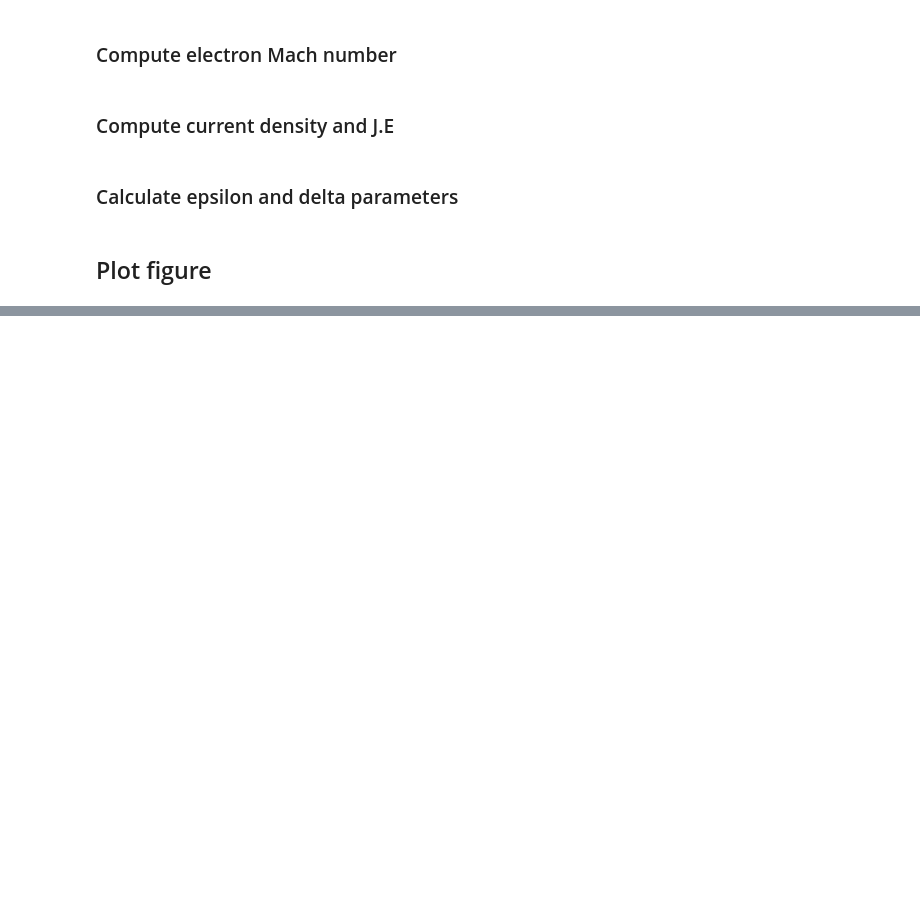
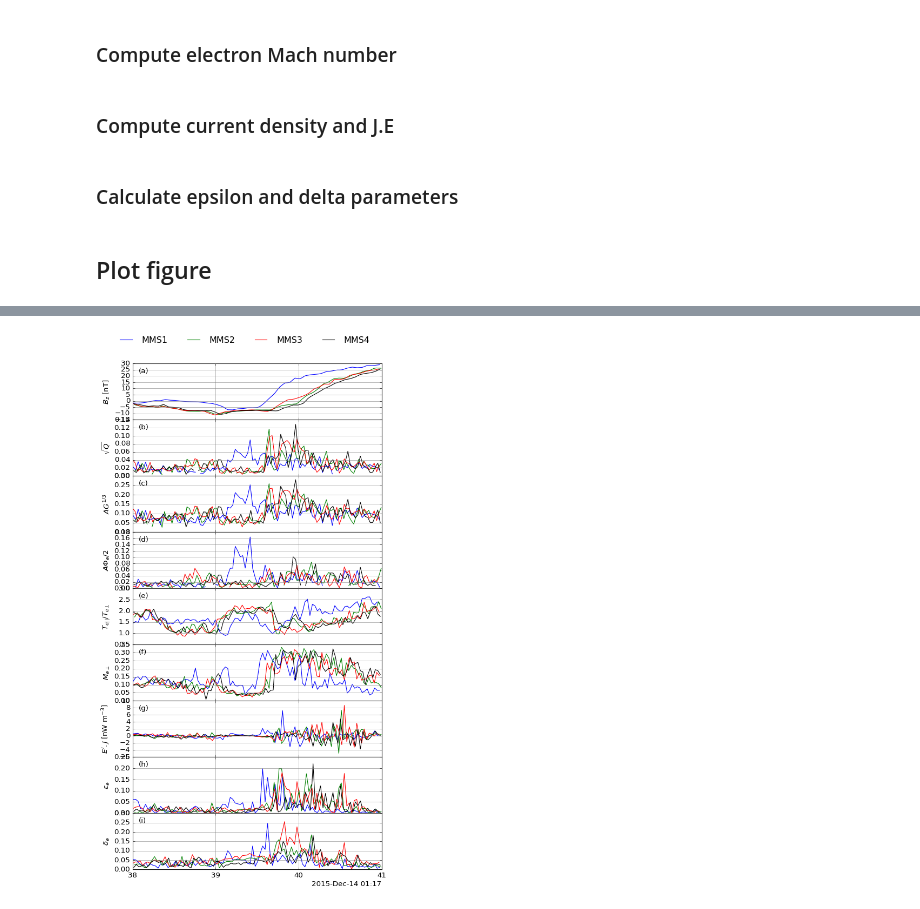
Before and after one commit to louis-richard/irfu-python, a Jupyter notebook: examples/01_mms/example_mms_edr_signatures.ipynb, the cells around one changed output, grey strips where cells are left out. Cells and saved outputs as stored; diff of their text form; code cells hidden in the pictures; blank space fills up the shorter version.

```diff
--- a/examples/01_mms/example_mms_edr_signatures.ipynb
+++ b/examples/01_mms/example_mms_edr_signatures.ipynb
@@ -126,7 +112,7 @@ ag_cr_mms = [ag ** (1 / 3) for ag in ag_mms]
 # %% [markdown]
 ### Compute agyrotropy Aphi from Peqq
 # %%
-agyro_mms = [calc_agyro(p_qq) for p_qq in p_mms_e_qq]
+agyro_mms = [pyrf.calc_agyro(p_qq) for p_qq in p_mms_e_qq]
 # %% [markdown]
 ### Simple fix to remove spurious points
 # %%
@@ -153,8 +139,8 @@ t_rat_mms = [p_pp[:, 0, 0] / p_pp[:, 1, 1] for p_pp in p_mms_e_pp]
 # %% [markdown]
 ### Compute electron Mach number
 # %%
-qe, me = [constants.e.value, constants.m_e.value]
-v_mms_e_mag = [norm(v_xyz_e) for v_xyz_e in v_mms_e]
+qe, me = [constants.elementary_charge, constants.electron_mass]
+v_mms_e_mag = [pyrf.norm(v_xyz_e) for v_xyz_e in v_mms_e]
 v_mms_e_per = [np.sqrt((t_fac_e[:, 1, 1] + t_fac_e[:, 2, 2]) * qe / me) for t_fac_e in t_mms_e_fac]
 m_mms_e = [1e3 * v_e_mag / v_e_perp for v_e_mag, v_e_perp in zip(v_mms_e_mag, v_mms_e_per)]
 # %% [markdown]
@@ -162,29 +148,31 @@ m_mms_e = [1e3 * v_e_mag / v_e_perp for v_e_mag, v_e_perp in zip(v_mms_e_mag, v_
 # %%
 # Current density in nA m^-2
 j_mms_moms = [1e18 * qe * n_e * (v_xyz_i - v_xyz_e) for n_e, v_xyz_i, v_xyz_e in zip(n_mms_e, v_mms_i, v_mms_e)]
-vexb_mms = [e_xyz + 1e-3 * cross(v_xyz_e, b_xyz) for e_xyz, v_xyz_e, b_xyz in zip(e_mms, v_mms_e, b_mms)]
+vexb_mms = [e_xyz + 1e-3 * pyrf.cross(v_xyz_e, b_xyz) for e_xyz, v_xyz_e, b_xyz in zip(e_mms, v_mms_e, b_mms)]
 # J (nA/m^2), E (mV/m), E.J (nW/m^3)
-edotj_mms = [1e-3 * dot(vexb_xyz, j_xyz) for vexb_xyz, j_xyz in zip(vexb_mms, j_mms_moms)]
+edotj_mms = [1e-3 * pyrf.dot(vexb_xyz, j_xyz) for vexb_xyz, j_xyz in zip(vexb_mms, j_mms_moms)]
 # %% [markdown]
 ### Calculate epsilon and delta parameters
 # %%
-w_mms_ce = [1e-9 * qe * norm(b_xyz) /me for b_xyz in b_mms]
-edotve_mms = [dot(e_xyz, v_xyz_e) for e_xyz, v_xyz_e in zip(e_mms, v_mms_e)]
-eps_mms_e = [np.abs(6 * np.pi * edotve_xyz /(w_ce * trace(t_fac_e))) for edotve_xyz, w_ce, t_fac_e in zip(edotve_mms, w_mms_ce, t_mms_e_fac)]
-delta_mms_e = [1e-3 * norm(vexb_xyz) / (v_xyz_e_per * norm(b_xyz) * 1e-9) for vexb_xyz, v_xyz_e_per, b_xyz in zip(vexb_mms, v_mms_e_per, b_mms)]
+w_mms_ce = [1e-9 * qe * pyrf.norm(b_xyz) /me for b_xyz in b_mms]
+edotve_mms = [pyrf.dot(e_xyz, v_xyz_e) for e_xyz, v_xyz_e in zip(e_mms, v_mms_e)]
+eps_mms_e = [np.abs(6 * np.pi * edotve_xyz /(w_ce * pyrf.trace(t_fac_e))) for edotve_xyz, w_ce, t_fac_e in zip(edotve_mms, w_mms_ce, t_mms_e_fac)]
+delta_mms_e = [1e-3 * pyrf.norm(vexb_xyz) / (v_xyz_e_per * pyrf.norm(b_xyz) * 1e-9) for vexb_xyz, v_xyz_e_per, b_xyz in zip(vexb_mms, v_mms_e_per, b_mms)]
 # %% [markdown]
 ## Plot figure
 # %%
 legend_options = dict(ncol=4, frameon=True, loc="upper right")
 # %%
-%matplotlib notebook
-f, axs = plt.subplots(9, sharex="all", figsize=(6.5, 11))
-f.subplots_adjust(bottom=.1, top=.95, left=.15, right=.85, hspace=0)
+f, axs = plt.subplots(9, sharex="all", figsize=(9, 13))
+f.subplots_adjust(hspace=0, left=.18, right=.82, bottom=.05, top=.95)
 
 pl_tx(axs[0], b_mms, 2)
 axs[0].set_ylabel("$B_{z}$ [nT]")
 labels = ["MMS{:d}".format(ic) for ic in range(1, 5)]
-axs[0].legend(labels, **legend_options)
+f.legend(labels=labels, loc="upper center",
+         borderaxespad=0.1,ncol=4,
+            frameon=False,
+        )
 
 pl_tx(axs[1], sqrtq_mms, 0)
 axs[1].set_ylabel("$\sqrt{Q}$")
@@ -211,6 +199,8 @@ pl_tx(axs[8], delta_mms_e, 0)
 axs[8].set_ylabel("$\delta_{e}$")
 
 make_labels(axs, [0.025, 0.83])
-axs[-1].set_xlim(tint)
+
+
+axs[-1].set_xlim(pyrf.iso86012datetime64(np.array(tint)))
 f.align_ylabels(axs)
 # %% [output]
@@ -218,0 +215 @@ f.align_ylabels(axs)
+[figure, added]
```
Also changed, not shown: parts of 10 cells of this notebook, 3 other files.
